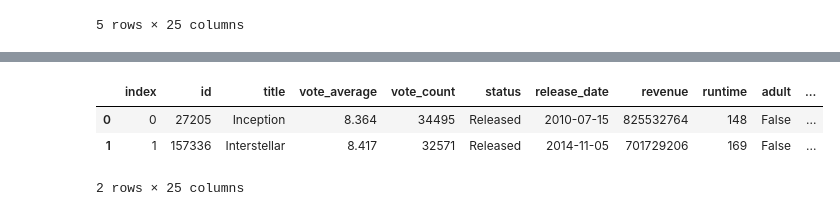
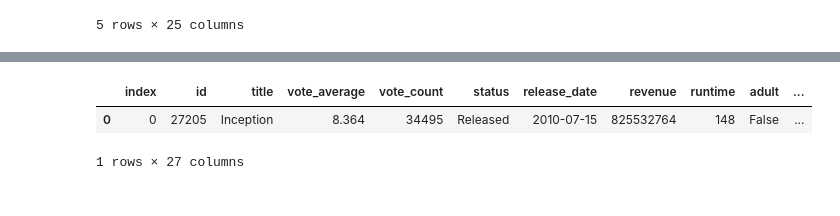
Before and after one commit to MuhammetAliVarlik/MovieScout, a Jupyter notebook: notebooks/preprocess.ipynb, the cells around one changed output, grey strips where cells are left out. Saved outputs shown, nothing was run; the diff lists cells and outputs as text; code cells hidden in the pictures.

```diff
--- a/notebooks/preprocess.ipynb
+++ b/notebooks/preprocess.ipynb
@@ -28,8 +28,9 @@ df.head()
 | 4 | 24428 | The Avengers | 7.710 | 29166 | Released | 2012-04-25 | 1518815515 | 143 | False | ... |
 5 rows × 24 columns
 # %%
-movies_db=df[df["popularity"]>40]
-movies_db=movies_db[movies_db["adult"]!=True]
+movies_db=df[df["popularity"]>20]
+movies_db=movies_db[movies_db["adult"]==False]
+movies_db=movies_db[movies_db['spoken_languages'].str.contains("English")==True]
 movies_db=movies_db[movies_db['vote_average']!=0]
 movies_db.reset_index(inplace=True)
 movies_db.shape
@@ -50,8 +81,10 @@ movies_db.head()
+# %%
+movies_db['content'] = movies_db['overview'] + ' ' + movies_db['genres'] + ' ' + movies_db['keywords']
 # %%
 from sklearn.feature_extraction.text import TfidfVectorizer
 from sklearn.metrics.pairwise import linear_kernel
 from sklearn.metrics.pairwise import cosine_similarity
 # %%
-movies_db['genres'] = movies_db['genres'].fillna('')
+movies_db['content'] = movies_db['content'].fillna('')
 # %%
 tfidf_vectorizer = TfidfVectorizer(stop_words='english')
@@ -60,12 +97,11 @@ tfidf_array = tfidf_matrix.toarray()  # Convert sparse matrix to numpy array
 # %%
-user_history = [0, 1]  # Movie IDs that the user has watched
+user_history = [0]  # Movie IDs that the user has watched
 chosen_movies = movies_db.loc[user_history]
 chosen_movies.head()
 # %% [output]
 |  | index | id | title | vote_average | vote_count | status | release_date | revenue | runtime | adult | ... |
 | 0 | 0 | 27205 | Inception | 8.364 | 34495 | Released | 2010-07-15 | 825532764 | 148 | False | ... |
-| 1 | 1 | 157336 | Interstellar | 8.417 | 32571 | Released | 2014-11-05 | 701729206 | 169 | False | ... |
-2 rows × 25 columns
+1 rows × 27 columns
 # %%
 user_profile = np.mean(tfidf_array[user_history], axis=0)  # Average vector
 # %%
```
Also changed, not shown: parts of 6 cells of this notebook, 7 other files.
